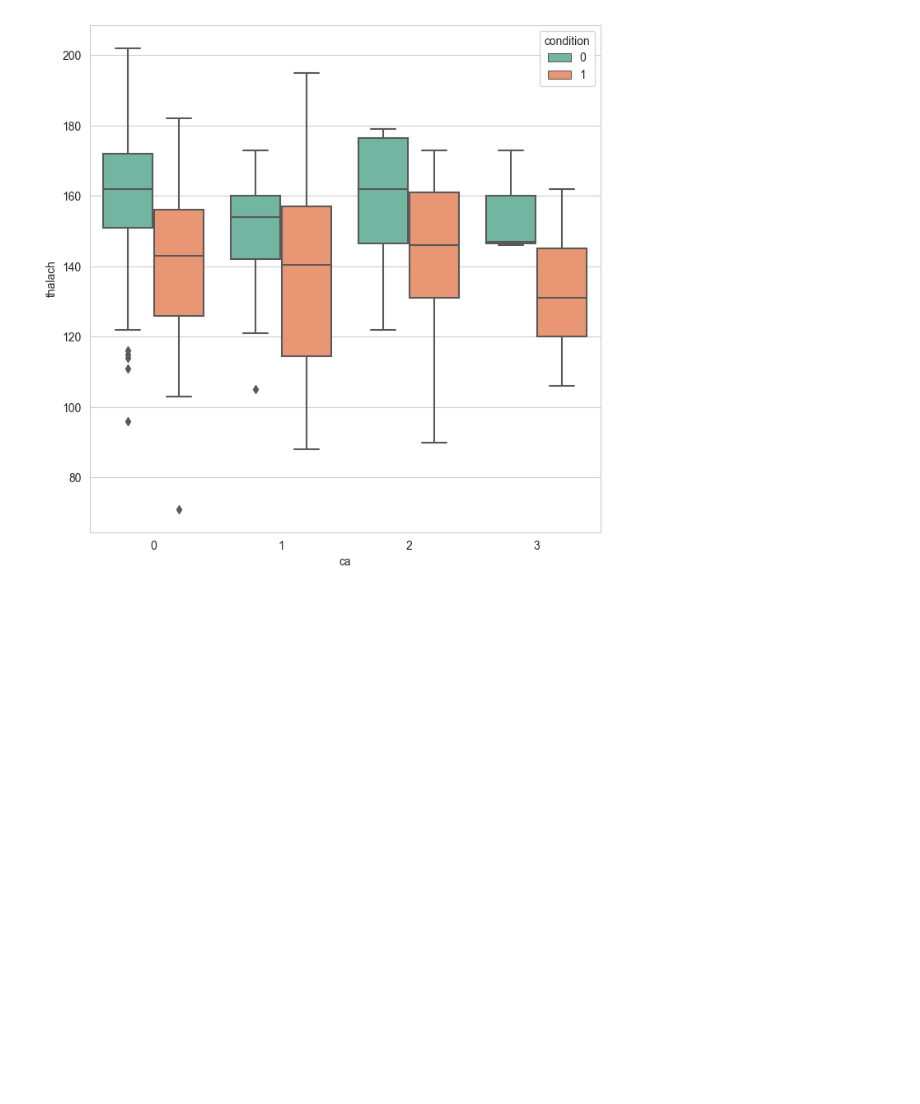
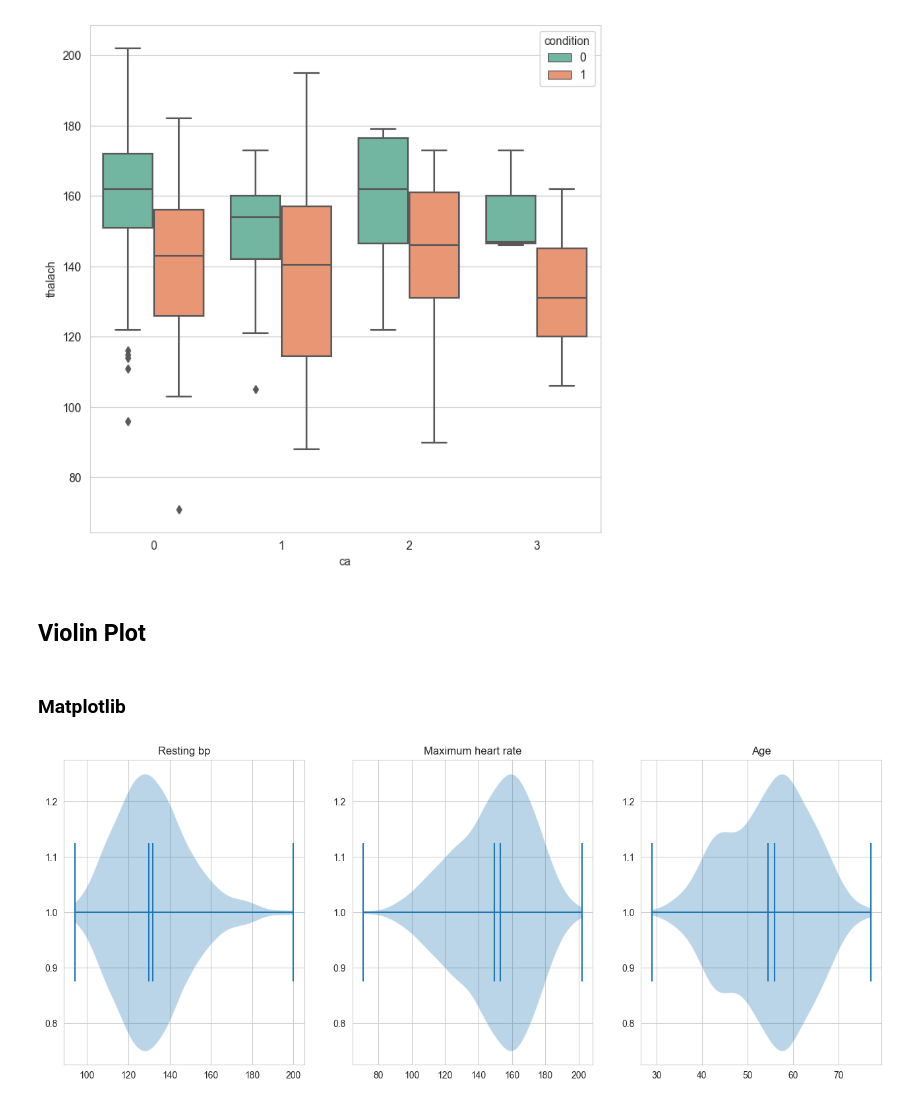
Before and after one commit to Lynne2002/heart_disease-data_visualization, a Jupyter notebook: index.ipynb, the cells around one changed output. Drawn from its saved outputs; the diff is of its cells as text; code cells hidden in the pictures; blank space fills up the shorter version.

```diff
--- a/index.ipynb
+++ b/index.ipynb
@@ -801,3 +801,22 @@ sns.boxplot(data = data_df, ax = ax, x = 'ca', y = 'thalach', palette = 'Set2',
 plt.show()
 # %% [output]
 [figure]
+# %% [markdown]
+## Violin Plot
+# %% [markdown]
+### Matplotlib
+# %%
+fig, (ax1, ax2, ax3) = plt.subplots(nrows = 1, ncols = 3, figsize = (16, 6))
+
+ax1.violinplot(data_df.trestbps, showmedians = True, showmeans = True, vert = False)
+ax1.set_title("Resting bp")
+
+ax2.violinplot(data_df.thalach, showmedians = True, showmeans = True, vert = False)
+ax2.set_title("Maximum heart rate")
+
+ax3.violinplot(data_df.age, showmedians = True, showmeans = True, vert = False)
+ax3.set_title("Age")
+
+plt.show()
+# %% [output]
+[figure, added]
```
Also changed, not shown: parts of 11 cells of this notebook.
